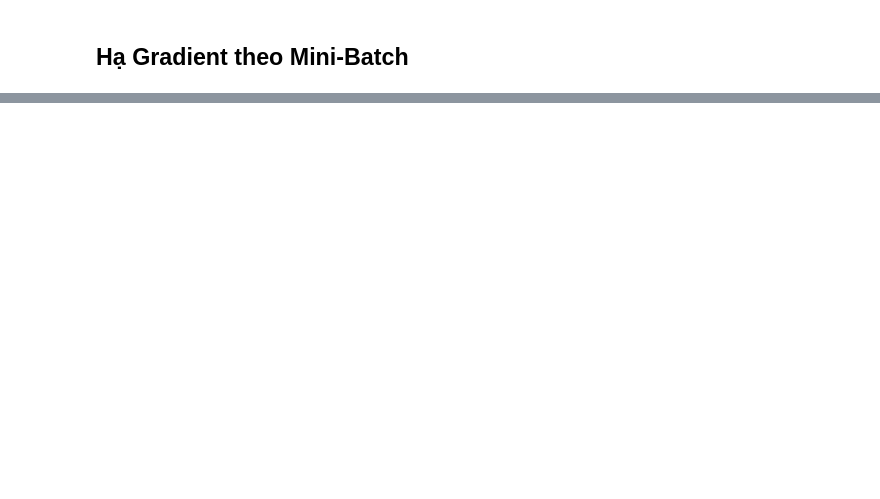
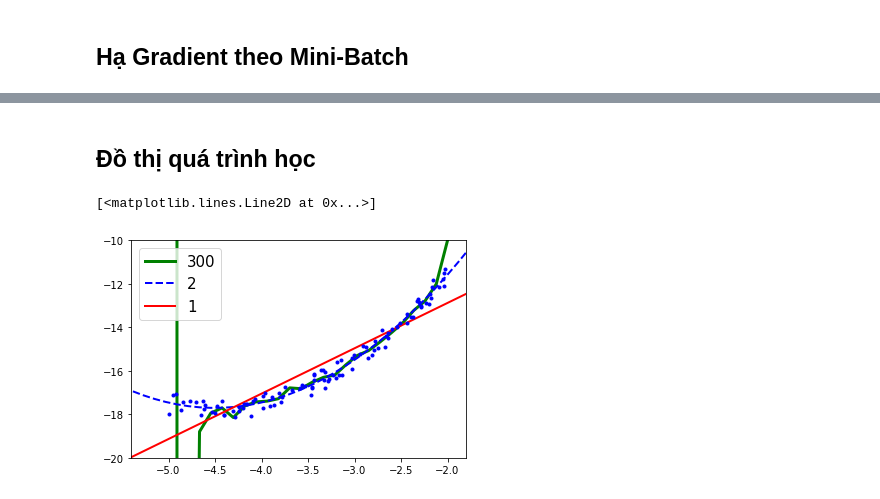
Before and after one commit to hoangquy18/Machine-Learning, a Jupyter notebook: Machine Learning/Training model/Regression.ipynb, the cells around one changed output, grey strips where cells are left out. Drawn from its saved outputs; the diff is of its cells as text; code cells hidden in the pictures; blank space fills up the shorter version.

```diff
--- a/Machine Learning/Training model/Regression.ipynb
+++ b/Machine Learning/Training model/Regression.ipynb
@@ -229,0 +276,18 @@ plt.legend(loc = 'upper left',fontsize = 15)
+# %% [markdown]
+## Đồ thị quá trình học
+# %%
+for style,degree,linewidth in (('g-',300,3),('b--',2,2),('r-',1,2)):
+    pipeline_poly = Pipeline([
+        ("poly_feature",PolynomialFeatures(degree = degree,include_bias=False)),
+        ('scaler',StandardScaler()),
+        ("linear",LinearRegression())
+        ])
+    pipeline_poly.fit(x,y)
+    y_pred = pipeline_poly.predict(x_new_plot)
+    plt.plot(x_new_plot,y_pred,style,linewidth=linewidth,label = degree)
+    plt.legend(loc = 'upper left',fontsize = 15)
+plt.axis([-5.4,-1.8,-20,-10])
+plt.plot(x,y,'b.')
+# %% [output]
+[<matplotlib.lines.Line2D at 0x...>]
+[figure, added]
```
Also changed, not shown: parts of 24 cells of this notebook, 2 other files.
